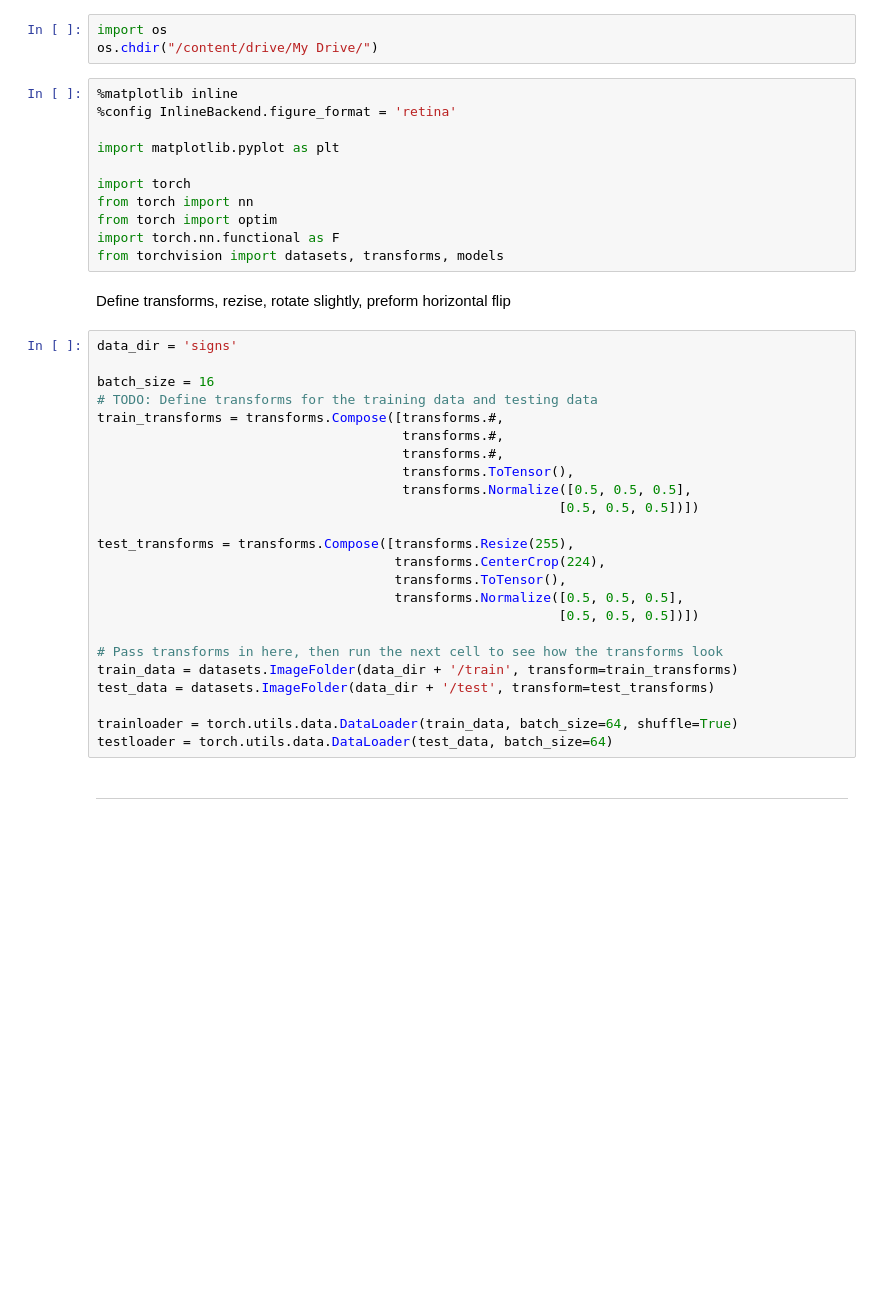
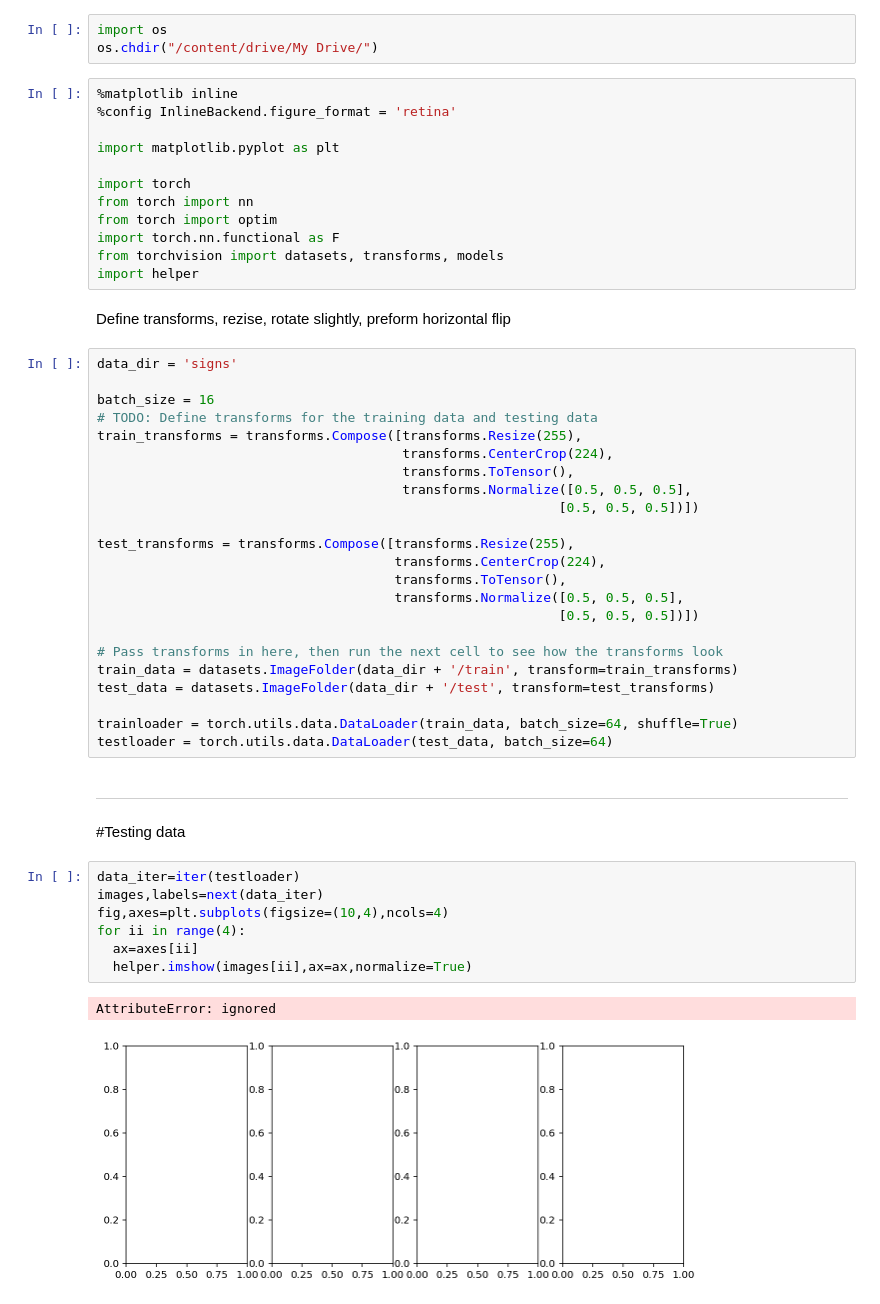
Before and after one commit to codholic/Intro2PytorchUdacitycourse, a Jupyter notebook: Signs.ipynb, the cells around one changed output. Drawn from its saved outputs; the diff is of its cells as text; blank space fills up the shorter version.

```diff
--- a/Signs.ipynb
+++ b/Signs.ipynb
@@ -46,6 +55,7 @@ from torch import nn
 from torch import optim
 import torch.nn.functional as F
 from torchvision import datasets, transforms, models
+import helper
 # %% [markdown]
 Define transforms, rezise, rotate slightly, preform horizontal flip
 # %%
@@ -53,9 +63,8 @@ data_dir = 'signs'
 
 batch_size = 16
 # TODO: Define transforms for the training data and testing data
-train_transforms = transforms.Compose([transforms.#,
-                                       transforms.#,
-                                       transforms.#,
+train_transforms = transforms.Compose([transforms.Resize(255),
+                                       transforms.CenterCrop(224),
                                        transforms.ToTensor(),
                                        transforms.Normalize([0.5, 0.5, 0.5],
                                                            [0.5, 0.5, 0.5])])
@@ -74,3 +83,15 @@ trainloader = torch.utils.data.DataLoader(train_data, batch_size=64, shuffle=Tru
 testloader = torch.utils.data.DataLoader(test_data, batch_size=64)
 # %% [markdown]
 ________________________________
+# %% [markdown]
+#Testing data
+# %%
+data_iter=iter(testloader)
+images,labels=next(data_iter)
+fig,axes=plt.subplots(figsize=(10,4),ncols=4)
+for ii in range(4):
+  ax=axes[ii]
+  helper.imshow(images[ii],ax=ax,normalize=True)
+# %% [output]
+AttributeError: ignored
+[figure, added]
```
Also changed, not shown: parts of 2 cells of this notebook.
